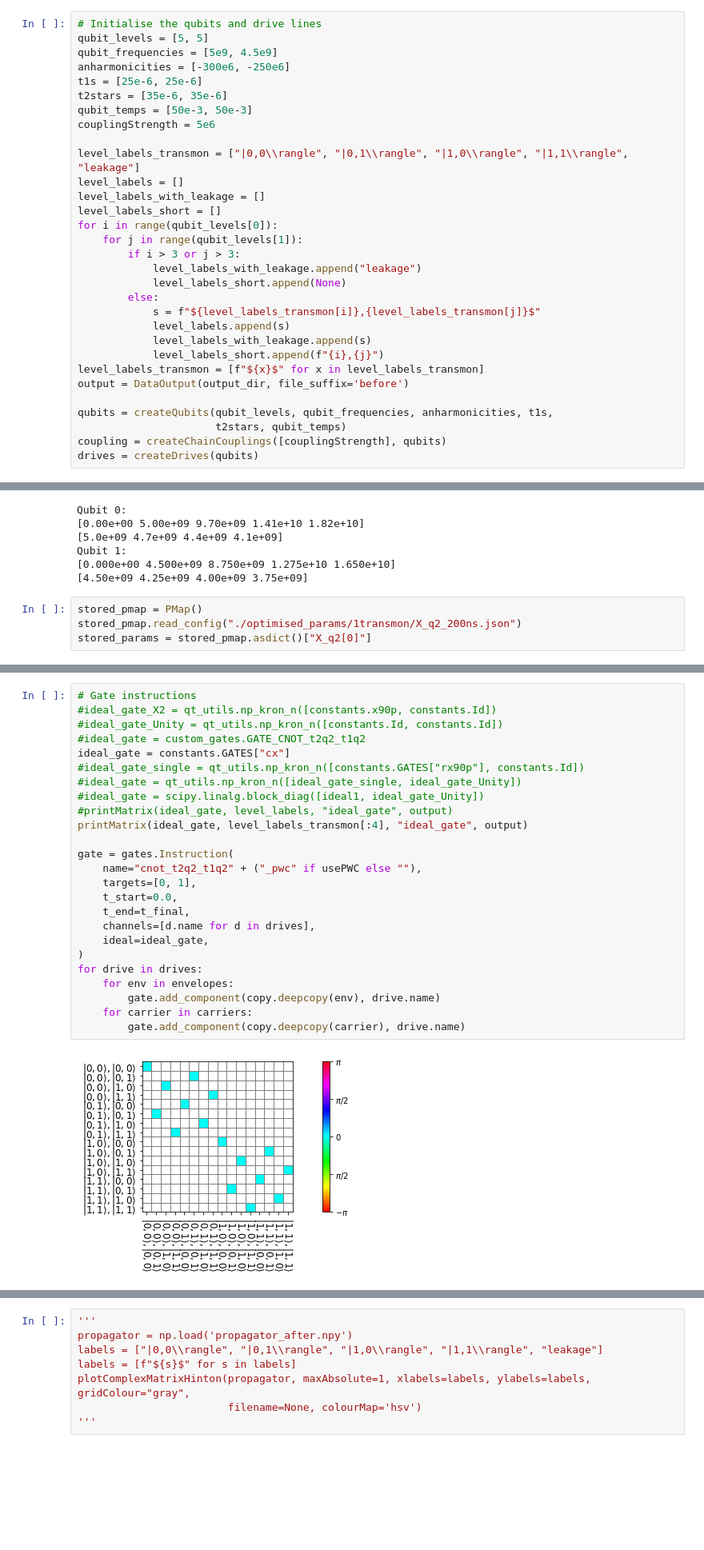
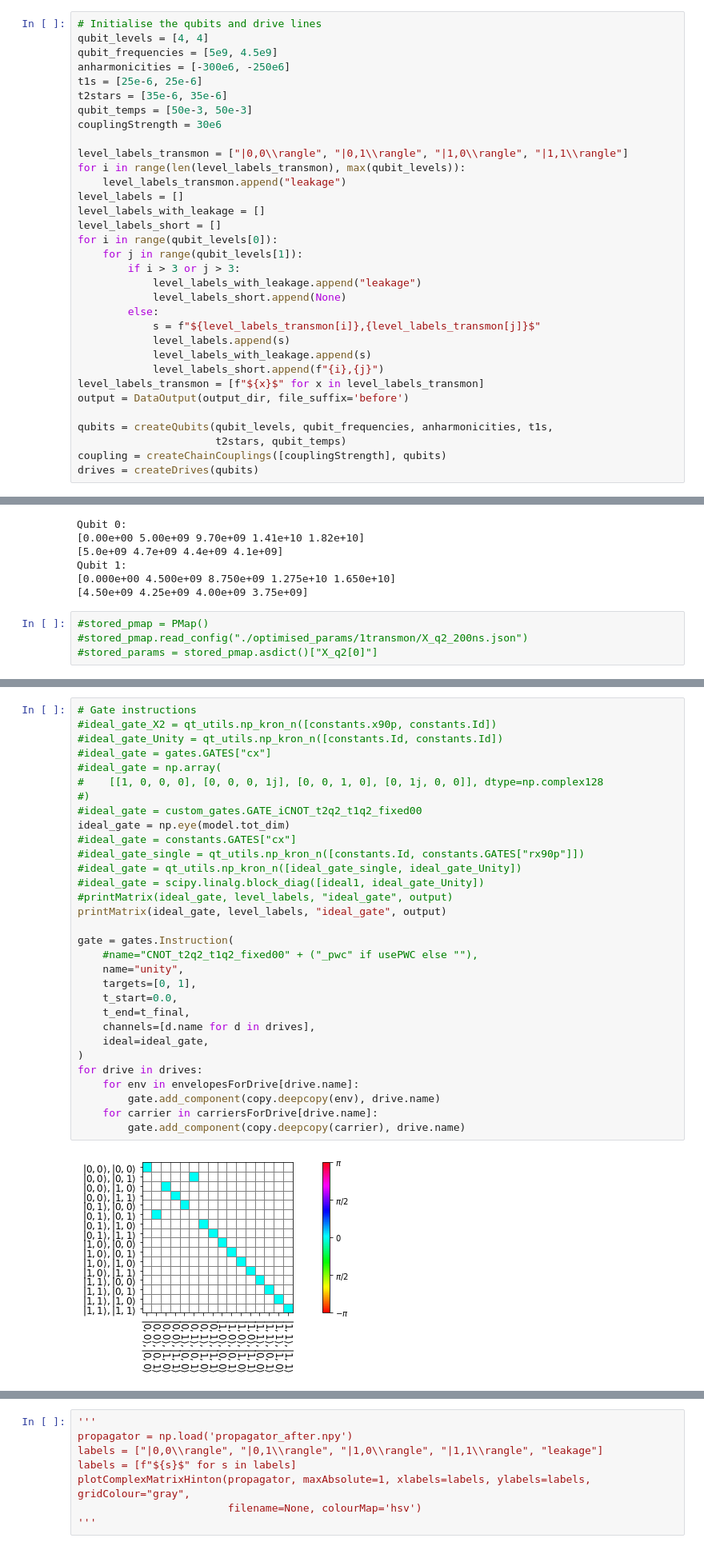
Before and after one commit to alex-simm/c3, a Jupyter notebook: two_transmons_4LOs.ipynb, the cells around one changed output, grey strips where cells are left out. Shown: that part at 80% size. Saved outputs shown, nothing was run; the diff lists cells and outputs as text; blank space fills up the shorter version.

```diff
--- a/two_transmons_4LOs.ipynb
+++ b/two_transmons_4LOs.ipynb
@@ -253,15 +254,17 @@ def optimise(output: DataOutput, qubits: List[chip.PhysicalComponent],
     return infidelities
 # %%
 # Initialise the qubits and drive lines
-qubit_levels = [5, 5]
+qubit_levels = [4, 4]
 qubit_frequencies = [5e9, 4.5e9]
 anharmonicities = [-300e6, -250e6]
 t1s = [25e-6, 25e-6]
 t2stars = [35e-6, 35e-6]
 qubit_temps = [50e-3, 50e-3]
-couplingStrength = 5e6
+couplingStrength = 30e6
 
-level_labels_transmon = ["|0,0\\rangle", "|0,1\\rangle", "|1,0\\rangle", "|1,1\\rangle", "leakage"]
+level_labels_transmon = ["|0,0\\rangle", "|0,1\\rangle", "|1,0\\rangle", "|1,1\\rangle"]
+for i in range(len(level_labels_transmon), max(qubit_levels)):
+    level_labels_transmon.append("leakage")
 level_labels = []
 level_labels_with_leakage = []
 level_labels_short = []
@@ -311,8 +312,8 @@ Qubit 1:
 [0.000e+00 4.500e+09 8.750e+09 1.275e+10 1.650e+10]
 [4.50e+09 4.25e+09 4.00e+09 3.75e+09]
 # %%
-stored_pmap = PMap()
-stored_pmap.read_config("./optimised_params/1transmon/X_q2_200ns.json")
-stored_params = stored_pmap.asdict()["X_q2[0]"]
+#stored_pmap = PMap()
+#stored_pmap.read_config("./optimised_params/1transmon/X_q2_200ns.json")
+#stored_params = stored_pmap.asdict()["X_q2[0]"]
 # %%
 # Create the generator
@@ -458,30 +464,36 @@ carrier:  [[5.000 GHz 2pi, 4.400 GHz 2pi], [5.000 GHz 2pi, 4.400 GHz 2pi]]
 # %%
 # Gate instructions
 #ideal_gate_X2 = qt_utils.np_kron_n([constants.x90p, constants.Id])
 #ideal_gate_Unity = qt_utils.np_kron_n([constants.Id, constants.Id])
-#ideal_gate = custom_gates.GATE_CNOT_t2q2_t1q2
-ideal_gate = constants.GATES["cx"]
-#ideal_gate_single = qt_utils.np_kron_n([constants.GATES["rx90p"], constants.Id])
+#ideal_gate = gates.GATES["cx"]
+#ideal_gate = np.array(
+#    [[1, 0, 0, 0], [0, 0, 0, 1j], [0, 0, 1, 0], [0, 1j, 0, 0]], dtype=np.complex128
+#)
+#ideal_gate = custom_gates.GATE_iCNOT_t2q2_t1q2_fixed00
+ideal_gate = np.eye(model.tot_dim)
+#ideal_gate = constants.GATES["cx"]
+#ideal_gate_single = qt_utils.np_kron_n([constants.Id, constants.GATES["rx90p"]])
 #ideal_gate = qt_utils.np_kron_n([ideal_gate_single, ideal_gate_Unity])
 #ideal_gate = scipy.linalg.block_diag([ideal1, ideal_gate_Unity])
 #printMatrix(ideal_gate, level_labels, "ideal_gate", output)
-printMatrix(ideal_gate, level_labels_transmon[:4], "ideal_gate", output)
+printMatrix(ideal_gate, level_labels, "ideal_gate", output)
 
 gate = gates.Instruction(
-    name="cnot_t2q2_t1q2" + ("_pwc" if usePWC else ""),
+    #name="CNOT_t2q2_t1q2_fixed00" + ("_pwc" if usePWC else ""),
+    name="unity",
     targets=[0, 1],
     t_start=0.0,
     t_end=t_final,
     channels=[d.name for d in drives],
     ideal=ideal_gate,
 )
 for drive in drives:
-    for env in envelopes:
+    for env in envelopesForDrive[drive.name]:
         gate.add_component(copy.deepcopy(env), drive.name)
-    for carrier in carriers:
+    for carrier in carriersForDrive[drive.name]:
         gate.add_component(copy.deepcopy(carrier), drive.name)
 # %% [output]
-[figure, old version]
+[figure, new version]
 # %%
 # all energy levels with labels
 stateEnergies = []
```
Also changed, not shown: parts of 10 cells of this notebook, 2 other files.
